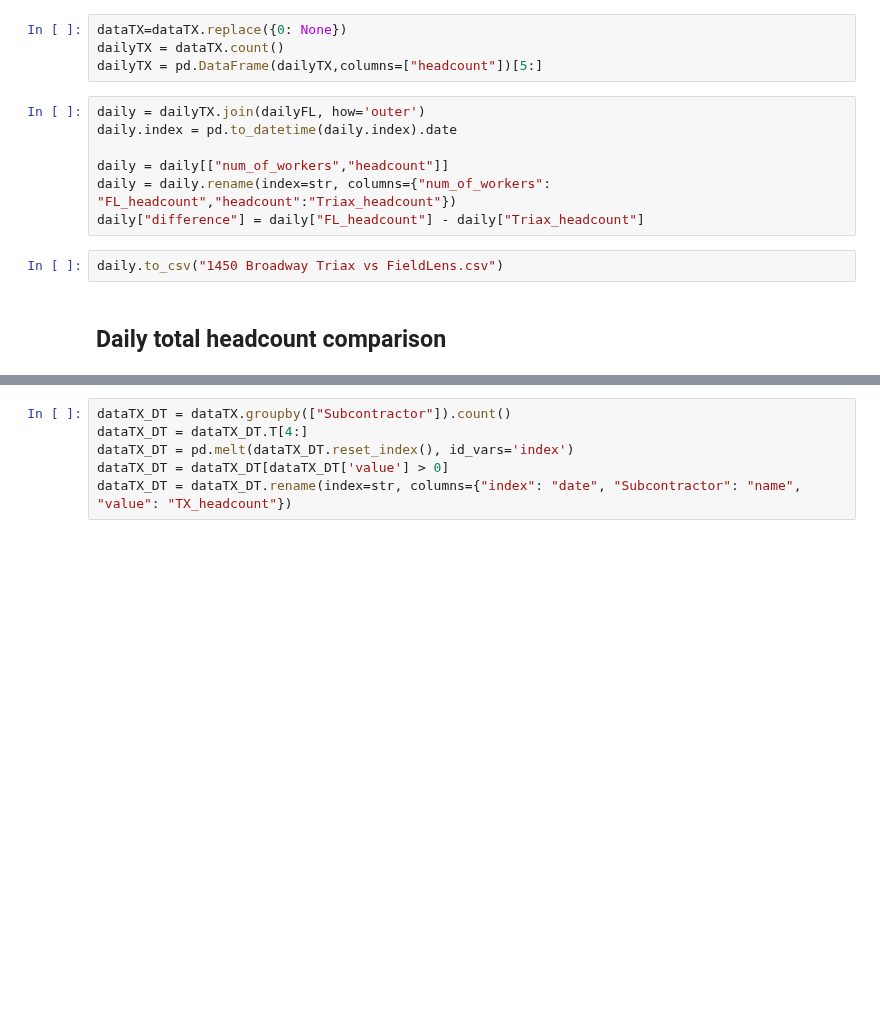
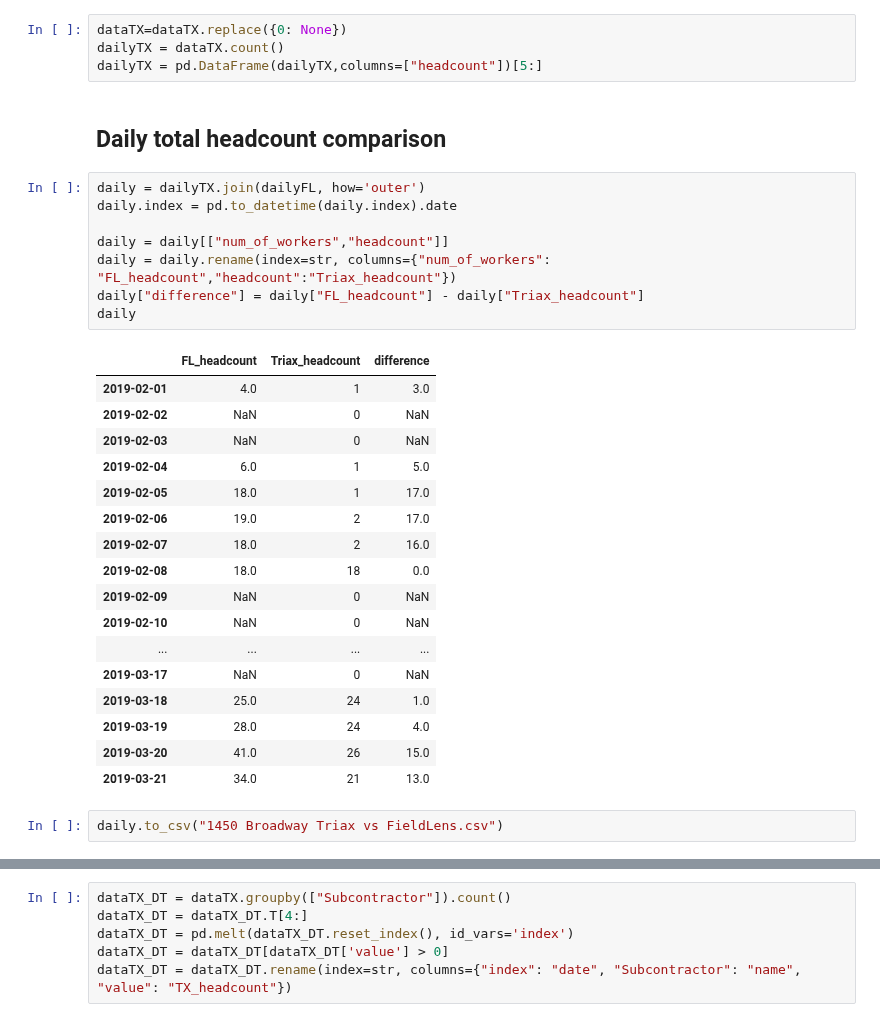
Before and after one commit to shihao-zhang/WW_HVAC_Complaints, a Jupyter notebook: Triax & FieldLens data comparison.ipynb, the cells around one changed output, grey strips where cells are left out. Cells and saved outputs as stored; diff of their text form; blank space fills up the shorter version.

```diff
--- a/Triax & FieldLens data comparison.ipynb
+++ b/Triax & FieldLens data comparison.ipynb
@@ -20,15 +23,34 @@ dailyFL = dailyFL[["num_of_workers"]]
 dataTX=dataTX.replace({0: None})
 dailyTX = dataTX.count()
 dailyTX = pd.DataFrame(dailyTX,columns=["headcount"])[5:]
+# %% [markdown]
+## Daily total headcount comparison
 # %%
 daily = dailyTX.join(dailyFL, how='outer')
 daily.index = pd.to_datetime(daily.index).date
 
 daily = daily[["num_of_workers","headcount"]]
 daily = daily.rename(index=str, columns={"num_of_workers": "FL_headcount","headcount":"Triax_headcount"})
 daily["difference"] = daily["FL_headcount"] - daily["Triax_headcount"]
+daily
+# %% [output]
+|  | FL_headcount | Triax_headcount | difference |
+| 2019-02-01 | 4.0 | 1 | 3.0 |
+| 2019-02-02 | NaN | 0 | NaN |
+| 2019-02-03 | NaN | 0 | NaN |
+| 2019-02-04 | 6.0 | 1 | 5.0 |
+| 2019-02-05 | 18.0 | 1 | 17.0 |
+| 2019-02-06 | 19.0 | 2 | 17.0 |
+| 2019-02-07 | 18.0 | 2 | 16.0 |
+| 2019-02-08 | 18.0 | 18 | 0.0 |
+| 2019-02-09 | NaN | 0 | NaN |
+| 2019-02-10 | NaN | 0 | NaN |
+| ... | ... | ... | ... |
+| 2019-03-17 | NaN | 0 | NaN |
+| 2019-03-18 | 25.0 | 24 | 1.0 |
+| 2019-03-19 | 28.0 | 24 | 4.0 |
+| 2019-03-20 | 41.0 | 26 | 15.0 |
+| 2019-03-21 | 34.0 | 21 | 13.0 |
 # %%
 daily.to_csv("1450 Broadway Triax vs FieldLens.csv")
-# %% [markdown]
-## Daily total headcount comparison
 # %%
```
Also changed, not shown: parts of 14 cells of this notebook.
